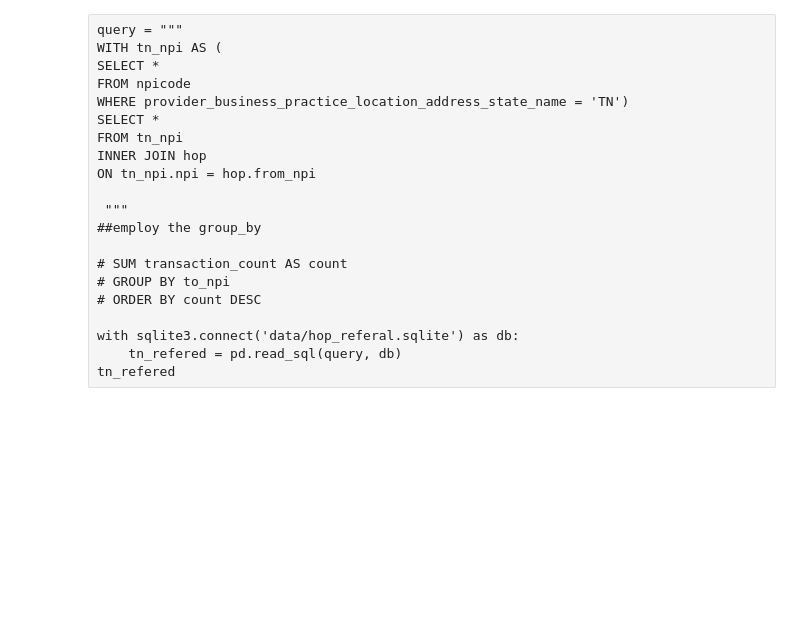
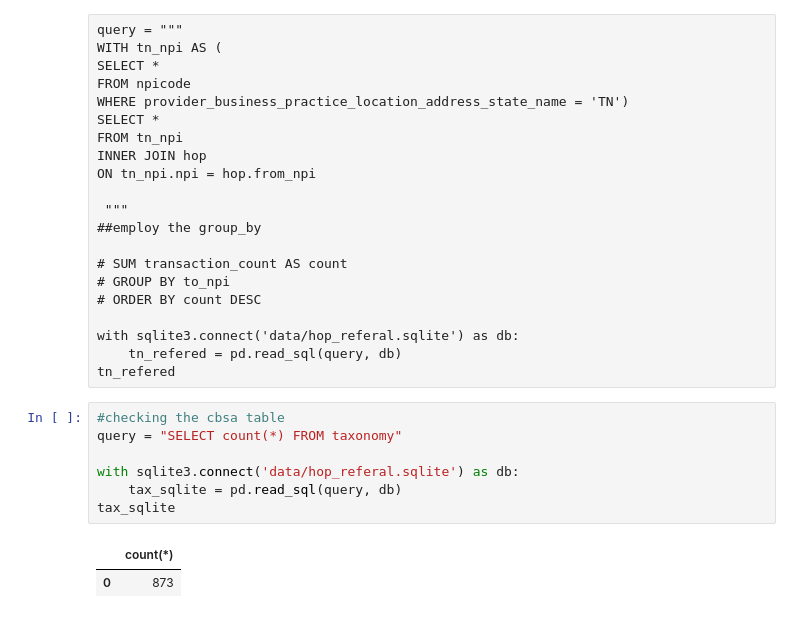
Before and after one commit to hcgreer/hop_team-team_blimp, a Jupyter notebook: hop_referal_dbsearch.ipynb, the cells around one changed output. Drawn from its saved outputs; the diff is of its cells as text; blank space fills up the shorter version.

```diff
--- a/hop_referal_dbsearch.ipynb
+++ b/hop_referal_dbsearch.ipynb
@@ -200,3 +203,13 @@ ON tn_npi.npi = hop.from_npi
 with sqlite3.connect('data/hop_referal.sqlite') as db:
     tn_refered = pd.read_sql(query, db)
 tn_refered
+# %%
+#checking the cbsa table
+query = "SELECT count(*) FROM taxonomy"
+
+with sqlite3.connect('data/hop_referal.sqlite') as db:
+    tax_sqlite = pd.read_sql(query, db)
+tax_sqlite
+# %% [output]
+|  | count(*) |
+| 0 | 873 |
```
Also changed, not shown: parts of 13 cells of this notebook.
